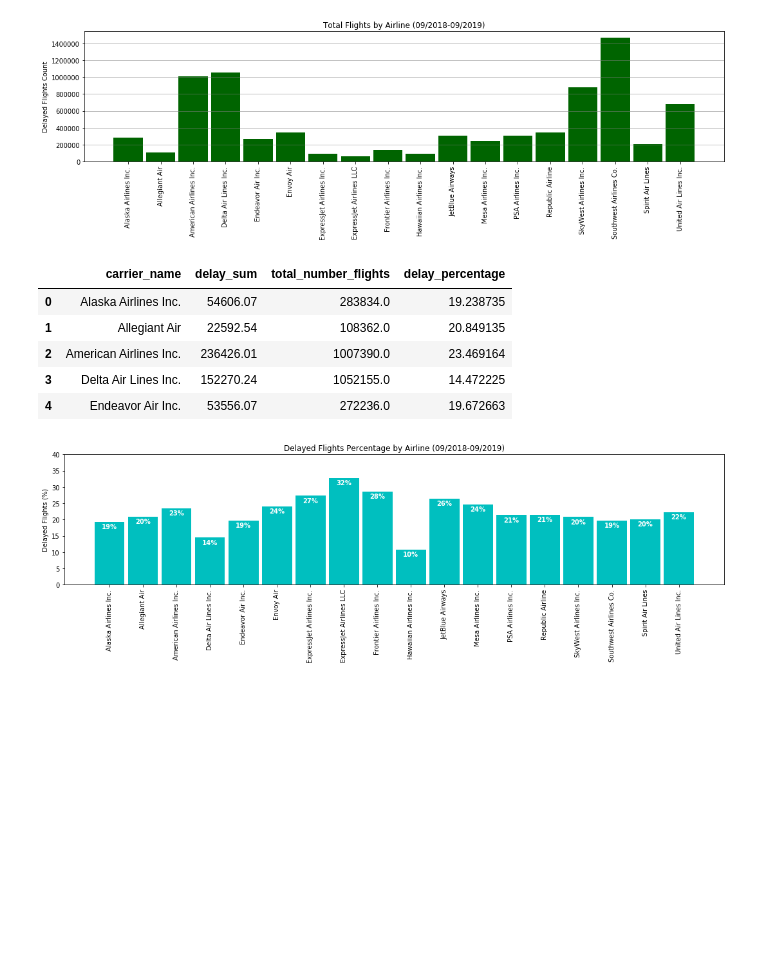
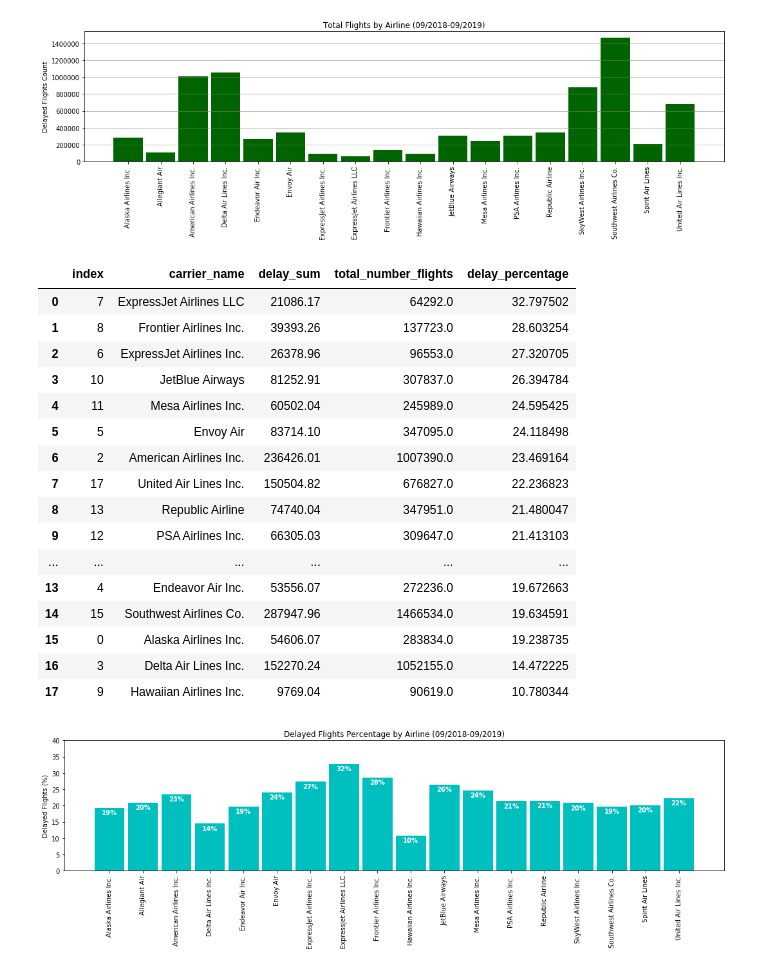
Before and after one commit to bishdj22/Project-1-FlightAnalysis, a Jupyter notebook: Project1_FlightDataAnalysis_Final.ipynb, the cells around one changed output. Drawn from its saved outputs; the diff is of its cells as text; code cells hidden in the pictures; blank space fills up the shorter version.

```diff
--- a/Project1_FlightDataAnalysis_Final.ipynb
+++ b/Project1_FlightDataAnalysis_Final.ipynb
@@ -82,20 +82,31 @@ plt.savefig("Charts_final/Flights_Tot_Airline.png")
 # %%
 #Create dataframe for sum of delays by airline
 airline_delaygroups = air_data.groupby(['carrier_name'])['delay_sum','total_number_flights']
 
 airline_delaytotals = airline_delaygroups.sum()
 
 airline_df_delayflights = airline_delaytotals.reset_index()
 airline_df_delayflights["delay_percentage"] = (airline_df_delayflights["delay_sum"]/ airline_df_delayflights['total_number_flights'])*100
 
-airline_df_delayflights.head()
+airline_df_delayflights.sort_values('delay_percentage',ascending=False).reset_index()
 # %% [output]
-|  | carrier_name | delay_sum | total_number_flights | delay_percentage |
-| 0 | Alaska Airlines Inc. | 54606.07 | 283834.0 | 19.238735 |
-| 1 | Allegiant Air | 22592.54 | 108362.0 | 20.849135 |
-| 2 | American Airlines Inc. | 236426.01 | 1007390.0 | 23.469164 |
-| 3 | Delta Air Lines Inc. | 152270.24 | 1052155.0 | 14.472225 |
-| 4 | Endeavor Air Inc. | 53556.07 | 272236.0 | 19.672663 |
+|  | index | carrier_name | delay_sum | total_number_flights | delay_percentage |
+| 0 | 7 | ExpressJet Airlines LLC | 21086.17 | 64292.0 | 32.797502 |
+| 1 | 8 | Frontier Airlines Inc. | 39393.26 | 137723.0 | 28.603254 |
+| 2 | 6 | ExpressJet Airlines Inc. | 26378.96 | 96553.0 | 27.320705 |
+| 3 | 10 | JetBlue Airways | 81252.91 | 307837.0 | 26.394784 |
+| 4 | 11 | Mesa Airlines Inc. | 60502.04 | 245989.0 | 24.595425 |
+| 5 | 5 | Envoy Air | 83714.10 | 347095.0 | 24.118498 |
+| 6 | 2 | American Airlines Inc. | 236426.01 | 1007390.0 | 23.469164 |
+| 7 | 17 | United Air Lines Inc. | 150504.82 | 676827.0 | 22.236823 |
+| 8 | 13 | Republic Airline | 74740.04 | 347951.0 | 21.480047 |
+| 9 | 12 | PSA Airlines Inc. | 66305.03 | 309647.0 | 21.413103 |
+| ... | ... | ... | ... | ... | ... |
+| 13 | 4 | Endeavor Air Inc. | 53556.07 | 272236.0 | 19.672663 |
+| 14 | 15 | Southwest Airlines Co. | 287947.96 | 1466534.0 | 19.634591 |
+| 15 | 0 | Alaska Airlines Inc. | 54606.07 | 283834.0 | 19.238735 |
+| 16 | 3 | Delta Air Lines Inc. | 152270.24 | 1052155.0 | 14.472225 |
+| 17 | 9 | Hawaiian Airlines Inc. | 9769.04 | 90619.0 | 10.780344 |
 # %%
 #Summary bar chart of flight delays by airline, presented as a percentage of total flights for each
 fig, ax = plt.subplots(figsize=(15,5))
```
Also changed, not shown: parts of 3 cells of this notebook, 5 other files.
